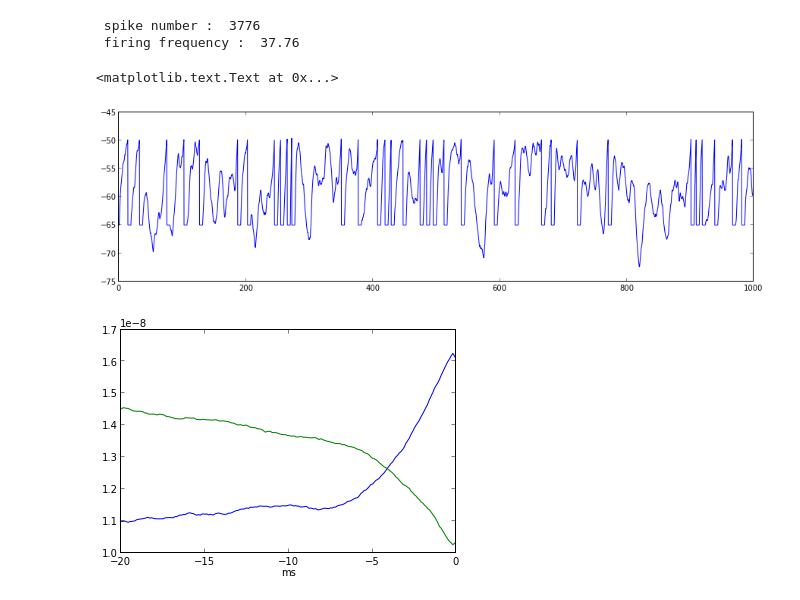
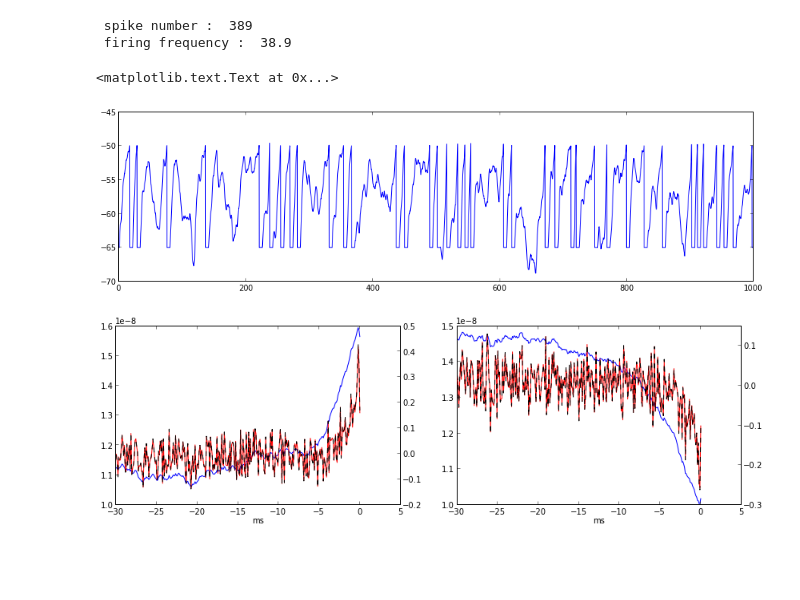
Before and after one commit to yzerlaut/transfer_functions, a Jupyter notebook: iaf_ornstein_uhlenbeck.ipynb, the cells around one changed output. Saved outputs shown, nothing was run; the diff lists cells and outputs as text; code cells hidden in the pictures; blank space fills up the shorter version.

Commit message:
imlememntation of the whitening in ou study

```diff
--- a/iaf_ornstein_uhlenbeck.ipynb
+++ b/iaf_ornstein_uhlenbeck.ipynb
@@ -11,34 +11,67 @@ Ni = 50 ; Qi = 64*1e-9 ; Ti = 10*1e-3; Ei = -80*1e-3 ; fi= 10
 Vthre=-50*1e-3; refrac = 5*1e-3 ;
 
 import tf_filters as tf
+
+def whiten_filter(cov_matrix, sta_filter):
+    """ remove the signal correlations from the STA filters
+    arguments : covariance matrix of the signal, STA filters """
+
+    evals, evecs = np.linalg.eig(cov_matrix)
+    d = 1./np.sqrt(evals)
+    whitening_filter = np.dot(evecs,np.dot(np.diag(d),evecs.T))
+    sta_whitened = np.dot(whitening_filter, sta_filter-sta_filter.mean())
+    return sta_whitened
 # %%
 #### TESTING THE EFFECT OF GAUSSIAN WHITE NOISE ####
 
 dt = 1e-4
-tstop = 100
+tstop = 10
+
+ge_mu, ge_sigma = 11e-9,5e-9
+gi_mu, gi_sigma = 15e-9,7e-9
 
 # we try a simulation with ~ntwk sim values
-ge = tf.ornstein_uhlenbeck(tstop, dt, 11e-9, 5e-9,Te)
-gi = tf.ornstein_uhlenbeck(tstop, dt, 15e-9, 7e-9,Ti)
+ge = tf.ornstein_uhlenbeck(tstop, dt, ge_mu, ge_sigma, Te)
+gi = tf.ornstein_uhlenbeck(tstop, dt, gi_mu, gi_sigma, Ti)
 ge,gi = tf.rectify(ge), tf.rectify(gi) ### non zero conductances !!
 
 t, v, spikes = tf.launch_sim(dt, ge, gi)
 print " spike number : ",len(spikes)
 print " firing frequency : ",1.*len(spikes)/tstop
 
 plt.figure(figsize=(15,4))
 plt.plot(t[:1e4]*1e3,v[:1e4]*1e3)
 
-window = (-20*1e-3,0)
+window = (-30*1e-3,0)
 
 lag_ge,sta_ge = tf.calculate_sta(dt, ge, spikes, window)
-plt.figure()
-plt.plot(lag_ge*1e3, sta_ge);plt.xlabel('ms')
+cov_ge = tf.estimate_cov_matrix(ge, len(sta_ge))
+sta_filtered_ge = whiten_filter(cov_ge,sta_ge)
+th_cov_ge = tf.ou_cov_matrix(ge_sigma, Te,len(sta_ge), dt)
+sta_th_filtered_ge = whiten_filter(th_cov_ge,sta_ge)
+
 lag_gi,sta_gi = tf.calculate_sta(dt, gi, spikes, window)
-plt.plot(lag_gi*1e3, sta_gi);plt.xlabel('ms')
+cov_gi = tf.estimate_cov_matrix(gi, len(sta_gi))
+sta_filtered_gi = whiten_filter(cov_gi,sta_gi)
+th_cov_gi = tf.ou_cov_matrix(gi_sigma, Ti,len(sta_gi), dt)
+sta_th_filtered_gi = whiten_filter(th_cov_gi,sta_gi)
+
+
+plt.figure(figsize=(14,4))
+plt.subplot(121)
+plt.plot(lag_ge*1e3, sta_ge,'b');plt.xlabel('ms')
+plt.twinx()
+plt.plot(lag_ge*1e3, sta_th_filtered_ge,'r');plt.xlabel('ms')
+plt.plot(lag_ge*1e3, sta_filtered_ge,'k--');plt.xlabel('ms')
+#plt.plot(lag_gi*1e3, sta_gi);plt.xlabel('ms')
+plt.subplot(122)
+plt.plot(lag_gi*1e3, sta_gi,'b');plt.xlabel('ms')
+plt.twinx()
+plt.plot(lag_gi*1e3, sta_th_filtered_gi,'r');plt.xlabel('ms')
+plt.plot(lag_gi*1e3, sta_filtered_gi,'k--');plt.xlabel('ms')
 # %% [output]
- spike number :  3776
- firing frequency :  37.76
+ spike number :  389
+ firing frequency :  38.9
 <matplotlib.text.Text at 0x...>
-[figure, old version]
+[figure, new version]
-[figure, old version]
+[figure, new version]
```
Also changed, not shown: parts of 2 cells of this notebook, 2 other files.
